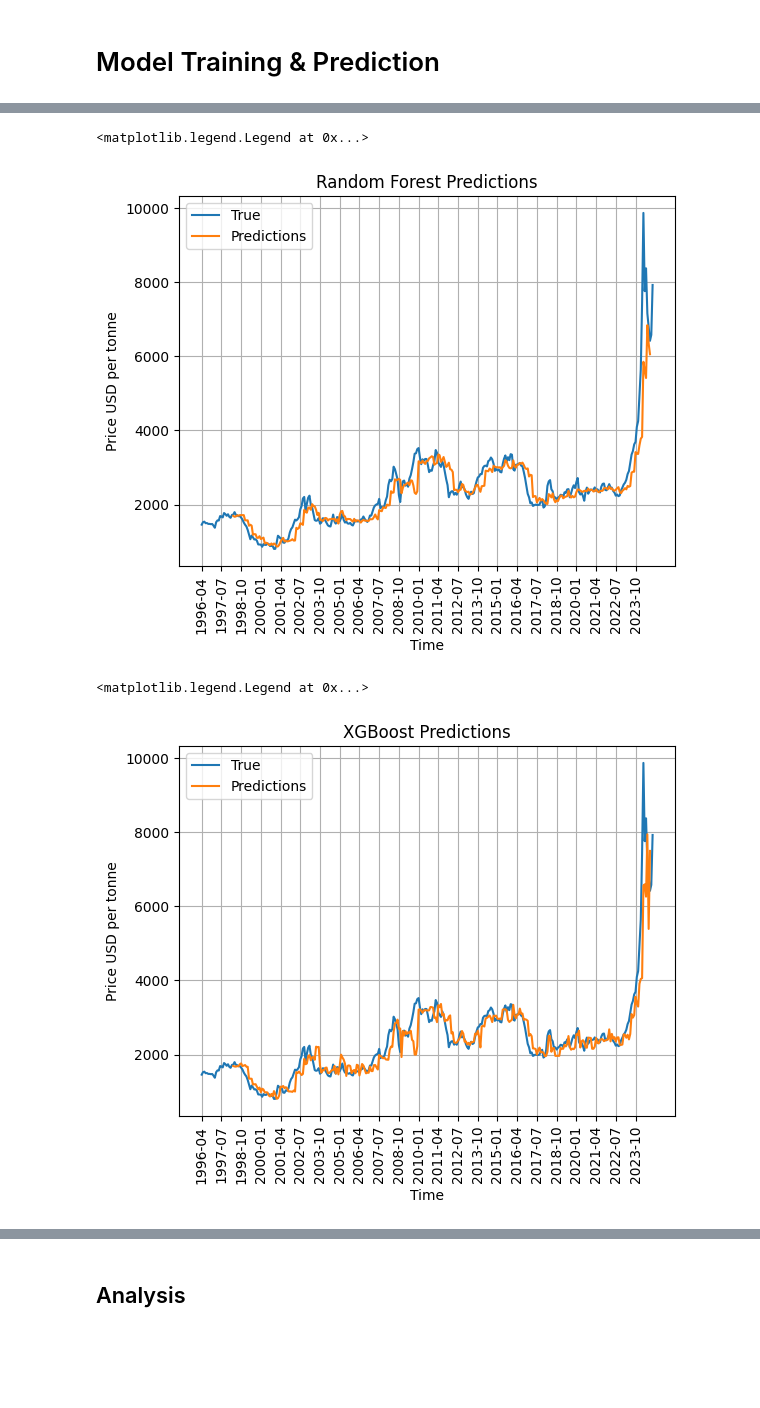
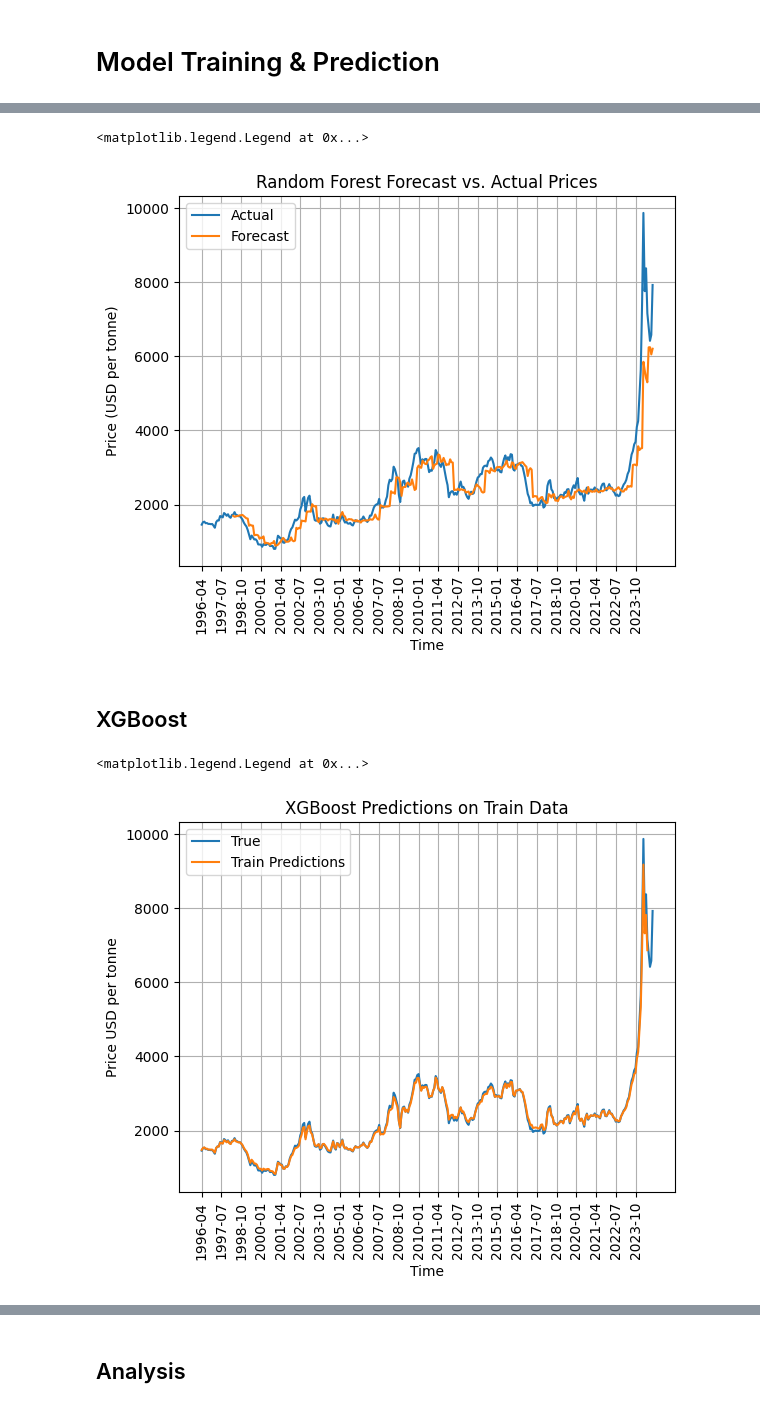
Before and after one commit to Soniazdp/CocoaPricePredictor, a Jupyter notebook: ML/walk_forward.ipynb, the cells around one changed output, grey strips where cells are left out. Saved outputs shown, nothing was run; the diff lists cells and outputs as text; code cells hidden in the pictures; blank space fills up the shorter version.

```diff
--- a/ML/walk_forward.ipynb
+++ b/ML/walk_forward.ipynb
@@ -10,8 +14,8 @@ import matplotlib.pyplot as plt
 import numpy as np
 from tqdm import tqdm
 # %%
-train_data = Path("__file__").parent / "data" /"train_full.csv"
-test_data = Path("__file__").parent / "data" /"test_full.csv"
+train_data = Path("__file__").parent / "data" / "train_full.csv"
+train_data = Path("__file__").parent / "data" / "test_full.csv"
 train_df = pd.read_csv(train_data)
 test_df = pd.read_csv(test_data)
 
@@ -41,7 +45,7 @@ features_to_lag.remove("month")
 
 for lag in range(1, num_lags + 1):
     for feature in features_to_lag:
-        df[f"expected_{feature}_lag_{lag}"] = df[feature].shift(lag)
+        df[f"lag {lag} expected {feature}"] = df[feature].shift(lag)
 
 df.dropna(inplace=True)
 df.reset_index(drop=True, inplace=True)
@@ -125,20 +187,24 @@ dates = [dates.split("-")[0] + "-" + dates.split("-")[1] for dates in dates]
 # %%
 # overlay predictions
-plt.plot(y.iloc[:, label_index], label="True")
+plt.plot(y.iloc[:, label_index], label="Actual")
 plt.plot(
-    range(train_window_size, train_window_size + len(rf_predictions)),
-    rf_predictions,
-    label="Predictions",
+    range(train_window_size, train_window_size + len(rf_test_predictions)),
+    rf_test_predictions,
+    label="Forecast",
 )
-plt.xticks(ticks = range(0, len(dates), date_spacing), labels = dates[::date_spacing], rotation=90)
+plt.xticks(
+    ticks=range(0, len(dates), date_spacing), labels=dates[::date_spacing], rotation=90
+)
 plt.grid()
 
-plt.title("Random Forest Predictions")
+plt.title("Random Forest Forecast vs. Actual Prices")
 plt.xlabel("Time")
-plt.ylabel("Price USD per tonne")
+plt.ylabel("Price (USD per tonne)")
 plt.legend()
 # %% [output]
 <matplotlib.legend.Legend at 0x...>
-[figure, old version]
+[figure, new version]
+# %% [markdown]
+## XGBoost
 # %%
 xg_model = GradientBoostingRegressor(
@@ -195,13 +252,19 @@ metrics["XGBoost"] = {
 # %%
 plt.plot(y.iloc[:, label_index], label="True")
-plt.plot(range(train_window_size, train_window_size + len(xgboost_predictions)), xgboost_predictions, label="Predictions")
-plt.xticks(ticks = range(0, len(dates), date_spacing), labels = dates[::date_spacing], rotation=90)
+plt.plot(
+    range(len(xgboost_train_predictions)),
+    xgboost_train_predictions,
+    label="Train Predictions",
+)
+plt.xticks(
+    ticks=range(0, len(dates), date_spacing), labels=dates[::date_spacing], rotation=90
+)
 plt.grid()
 
-plt.title("XGBoost Predictions")
+plt.title("XGBoost Predictions on Train Data")
 plt.xlabel("Time")
 plt.ylabel("Price USD per tonne")
 plt.legend()
 # %% [output]
 <matplotlib.legend.Legend at 0x...>
-[figure, old version]
+[figure, new version]
```
Also changed, not shown: parts of 24 cells of this notebook.
